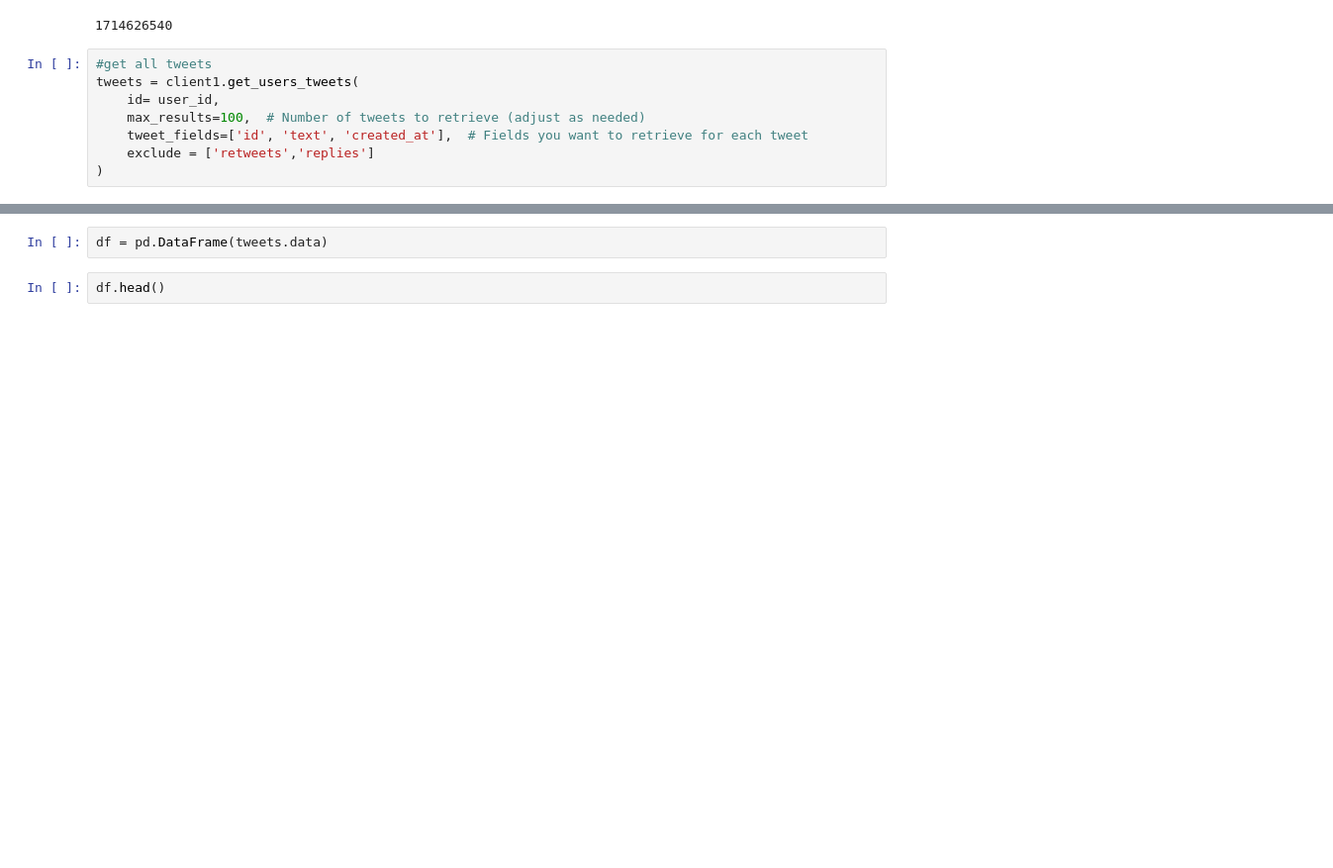
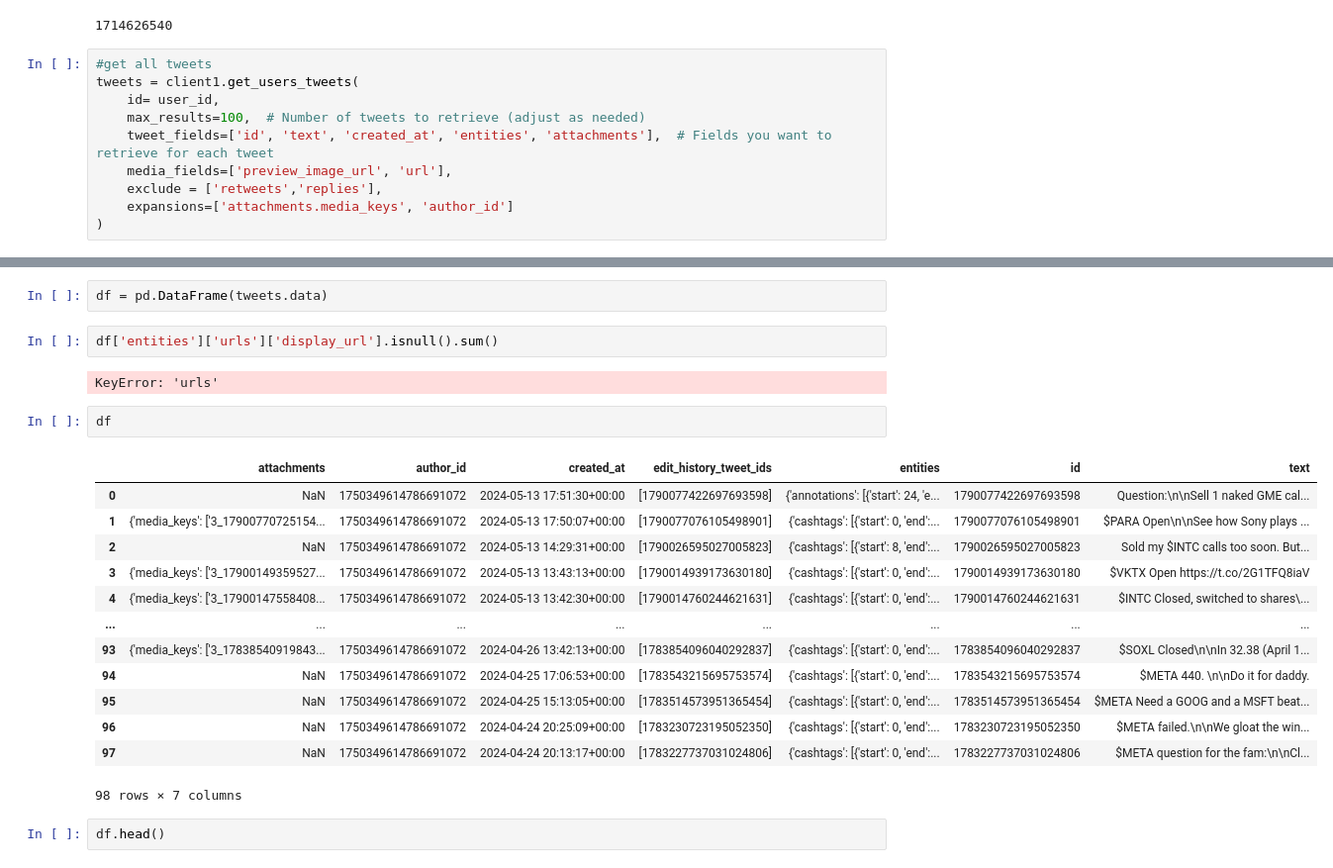
Before and after one commit to amoogat/Project_X, a Jupyter notebook: projectx.ipynb, the cells around one changed output, grey strips where cells are left out. Shown: that part at 99% size. Drawn from its saved outputs; the diff is of its cells as text; blank space fills up the shorter version.

```diff
--- a/projectx.ipynb
+++ b/projectx.ipynb
@@ -79,8 +79,10 @@ unix_timestamp
 tweets = client1.get_users_tweets(
     id= user_id,
     max_results=100,  # Number of tweets to retrieve (adjust as needed)
-    tweet_fields=['id', 'text', 'created_at'],  # Fields you want to retrieve for each tweet
-    exclude = ['retweets','replies']
+    tweet_fields=['id', 'text', 'created_at', 'entities', 'attachments'],  # Fields you want to retrieve for each tweet
+    media_fields=['preview_image_url', 'url'],
+    exclude = ['retweets','replies'],
+    expansions=['attachments.media_keys', 'author_id']
 )
 # %%
 # Process retrieved tweets
@@ -107,5 +118,25 @@ Earnings today after hrs. https://t.co/3zFAiZJlqk, Created At: 2024-04-23 18:36:
+# %%
+df = pd.DataFrame(tweets.data)
 # %%
-df = pd.DataFrame(tweets.data)
+df['entities']['urls']['display_url'].isnull().sum()
+# %% [output]
+KeyError: 'urls'
+# %%
+df
+# %% [output]
+|  | attachments | author_id | created_at | edit_history_tweet_ids | entities | id | text |
+| 0 | NaN | 1750349614786691072 | 2024-05-13 17:51:30+00:00 | [1790077422697693598] | {'annotations': [{'start': 24, 'e... | 1790077422697693598 | Question:\n\nSell 1 naked GME cal... |
+| 1 | {'media_keys': ['3_17900770725154... | 1750349614786691072 | 2024-05-13 17:50:07+00:00 | [1790077076105498901] | {'cashtags': [{'start': 0, 'end':... | 1790077076105498901 | $PARA Open\n\nSee how Sony plays ... |
+| 2 | NaN | 1750349614786691072 | 2024-05-13 14:29:31+00:00 | [1790026595027005823] | {'cashtags': [{'start': 8, 'end':... | 1790026595027005823 | Sold my $INTC calls too soon. But... |
+| 3 | {'media_keys': ['3_17900149359527... | 1750349614786691072 | 2024-05-13 13:43:13+00:00 | [1790014939173630180] | {'cashtags': [{'start': 0, 'end':... | 1790014939173630180 | $VKTX Open https://t.co/2G1TFQ8iaV |
+| 4 | {'media_keys': ['3_17900147558408... | 1750349614786691072 | 2024-05-13 13:42:30+00:00 | [1790014760244621631] | {'cashtags': [{'start': 0, 'end':... | 1790014760244621631 | $INTC Closed, switched to shares\... |
+| ... | ... | ... | ... | ... | ... | ... | ... |
+| 93 | {'media_keys': ['3_17838540919843... | 1750349614786691072 | 2024-04-26 13:42:13+00:00 | [1783854096040292837] | {'cashtags': [{'start': 0, 'end':... | 1783854096040292837 | $SOXL Closed\n\nIn 32.38 (April 1... |
+| 94 | NaN | 1750349614786691072 | 2024-04-25 17:06:53+00:00 | [1783543215695753574] | {'cashtags': [{'start': 0, 'end':... | 1783543215695753574 | $META 440. \n\nDo it for daddy. |
+| 95 | NaN | 1750349614786691072 | 2024-04-25 15:13:05+00:00 | [1783514573951365454] | {'cashtags': [{'start': 0, 'end':... | 1783514573951365454 | $META Need a GOOG and a MSFT beat... |
+| 96 | NaN | 1750349614786691072 | 2024-04-24 20:25:09+00:00 | [1783230723195052350] | {'cashtags': [{'start': 0, 'end':... | 1783230723195052350 | $META failed.\n\nWe gloat the win... |
+| 97 | NaN | 1750349614786691072 | 2024-04-24 20:13:17+00:00 | [1783227737031024806] | {'cashtags': [{'start': 0, 'end':... | 1783227737031024806 | $META question for the fam:\n\nCl... |
+98 rows × 7 columns
 # %%
 df.head()
 # %% [output]
```
Also changed, not shown: parts of 3 cells of this notebook.
